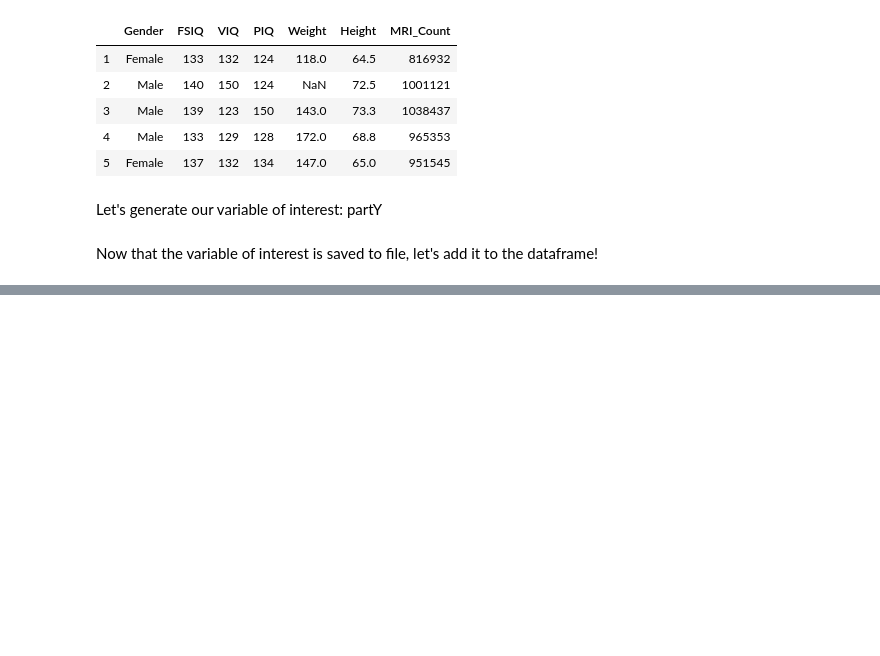
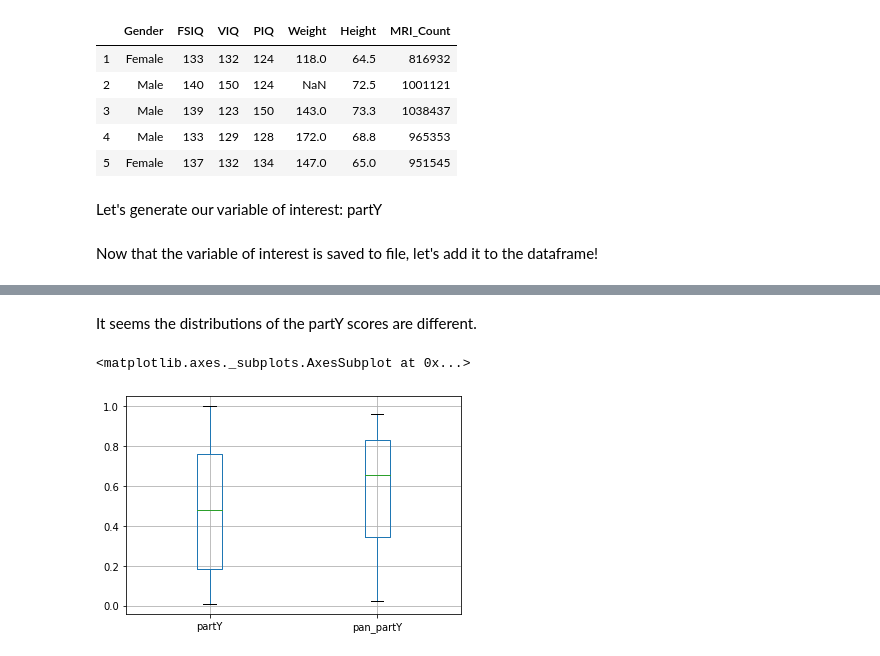
Before and after one commit to johnaldmcfist/Ducharme-D-QLSC612, a Jupyter notebook: practical/myanalysis.ipynb, the cells around one changed output, grey strips where cells are left out. Saved outputs shown, nothing was run; the diff lists cells and outputs as text; code cells hidden in the pictures; blank space fills up the shorter version.

```diff
--- a/practical/myanalysis.ipynb
+++ b/practical/myanalysis.ipynb
@@ -44,0 +99,7 @@ data_desc = data.describe() # For easy VS Code checking
+# %% [markdown]
+It seems the distributions of the partY scores are different.
+# %%
+data.boxplot(column=['partY', 'pan_partY'])
+# %% [output]
+<matplotlib.axes._subplots.AxesSubplot at 0x...>
+[figure, added]
```
Also changed, not shown: parts of 8 cells of this notebook, 3 other files.
